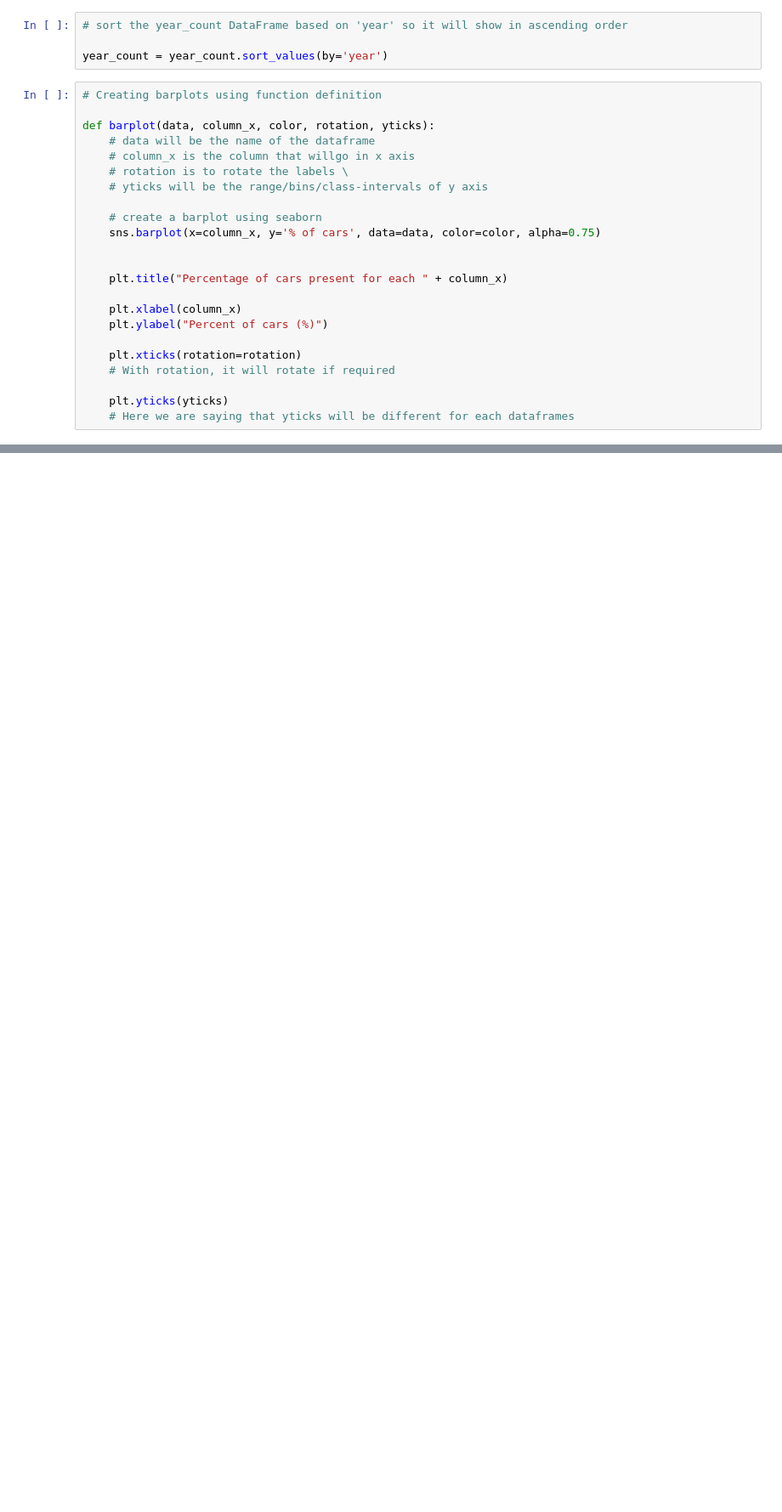
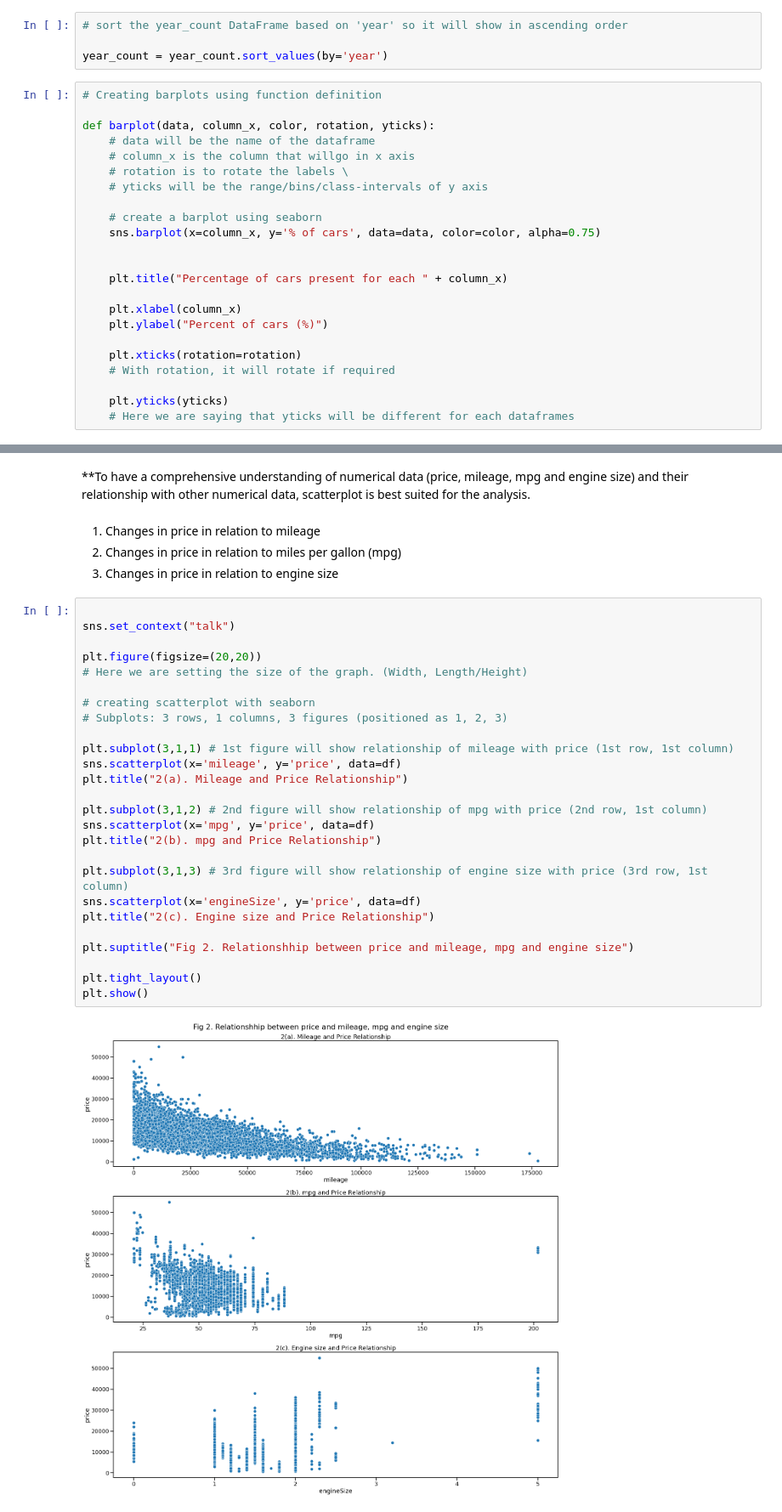
Before and after one commit to nuzhat-masud/ford_used_cars_analysis, a Jupyter notebook: ford_used_cars_EDA.ipynb, the cells around one changed output, grey strips where cells are left out. Shown at 85% size. Cells and saved outputs as stored; diff of their text form; blank space fills up the shorter version.

```diff
--- a/ford_used_cars_EDA.ipynb
+++ b/ford_used_cars_EDA.ipynb
@@ -121,3 +122,37 @@ In the figure above, first graph shows the percentage distribution of used Ford
 Second graph shows the percentage of used Ford cars per year, from 1996 to 2020.
 Third graph shows the three variety of transmissions and the percentage of each found in Ford used cars.
 Fourth graph shows the percentage of used Ford cars with fuel types distributed among petrol, diesel, hybrid, electric or others.
+# %% [markdown]
+**To have a comprehensive understanding of numerical data (price, mileage, mpg and engine size) and their relationship with other numerical data, scatterplot is best suited for the analysis.
+# %% [markdown]
+1. Changes in price in relation to mileage
+2. Changes in price in relation to miles per gallon (mpg)
+3. Changes in price in relation to engine size
+# %%
+
+sns.set_context("talk")
+
+plt.figure(figsize=(20,20))
+# Here we are setting the size of the graph. (Width, Length/Height)
+
+# creating scatterplot with seaborn
+# Subplots: 3 rows, 1 columns, 3 figures (positioned as 1, 2, 3)
+
+plt.subplot(3,1,1) # 1st figure will show relationship of mileage with price (1st row, 1st column)
+sns.scatterplot(x='mileage', y='price', data=df)
+plt.title("2(a). Mileage and Price Relationship")
+
+plt.subplot(3,1,2) # 2nd figure will show relationship of mpg with price (2nd row, 1st column)
+sns.scatterplot(x='mpg', y='price', data=df)
+plt.title("2(b). mpg and Price Relationship")
+
+plt.subplot(3,1,3) # 3rd figure will show relationship of engine size with price (3rd row, 1st column)
+sns.scatterplot(x='engineSize', y='price', data=df)
+plt.title("2(c). Engine size and Price Relationship")
+
+plt.suptitle("Fig 2. Relationshhip between price and mileage, mpg and engine size")
+
+plt.tight_layout()
+plt.show()
+# %% [output]
+[figure, added]
```
Also changed, not shown: parts of 19 cells of this notebook.
